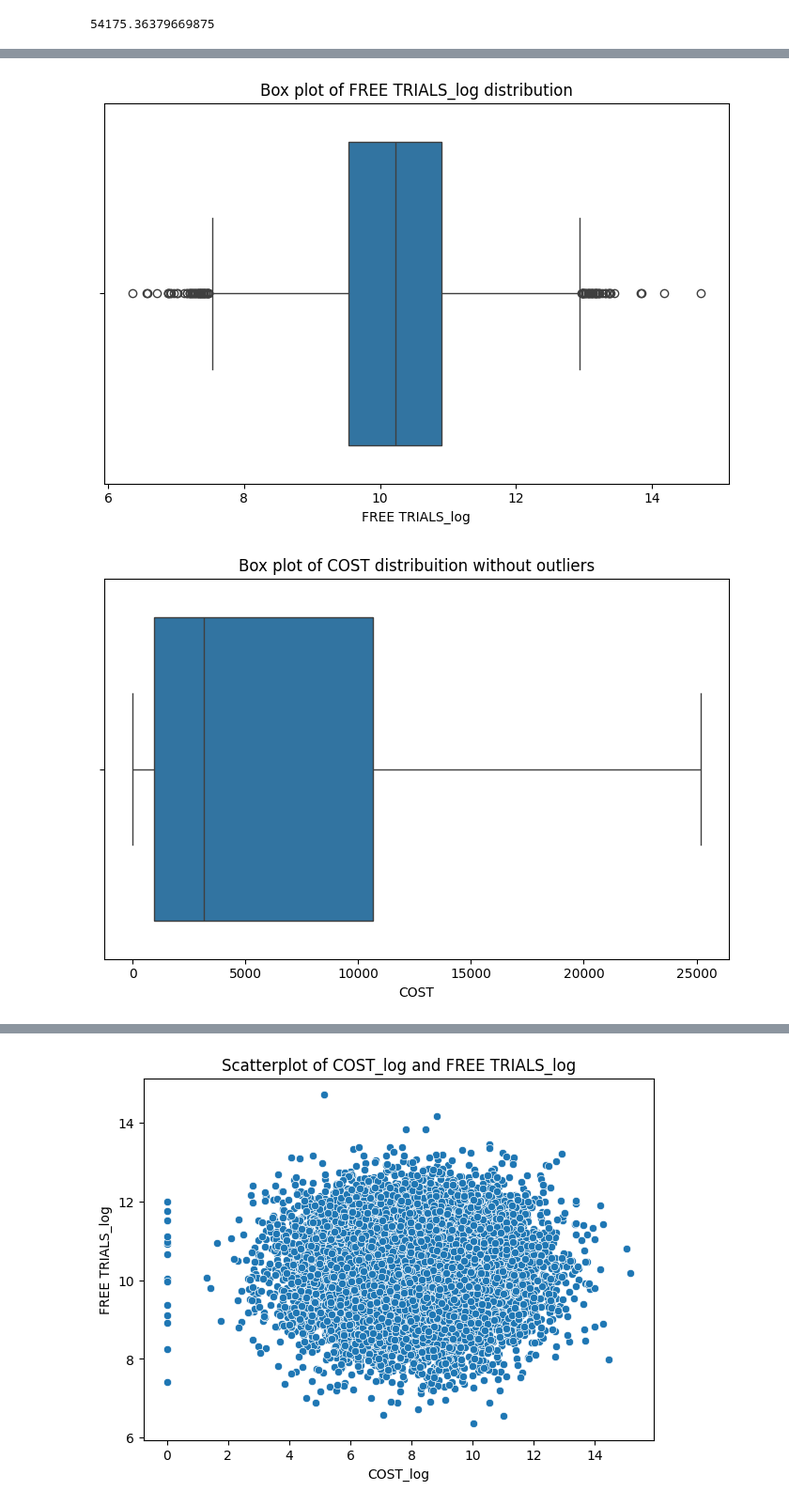
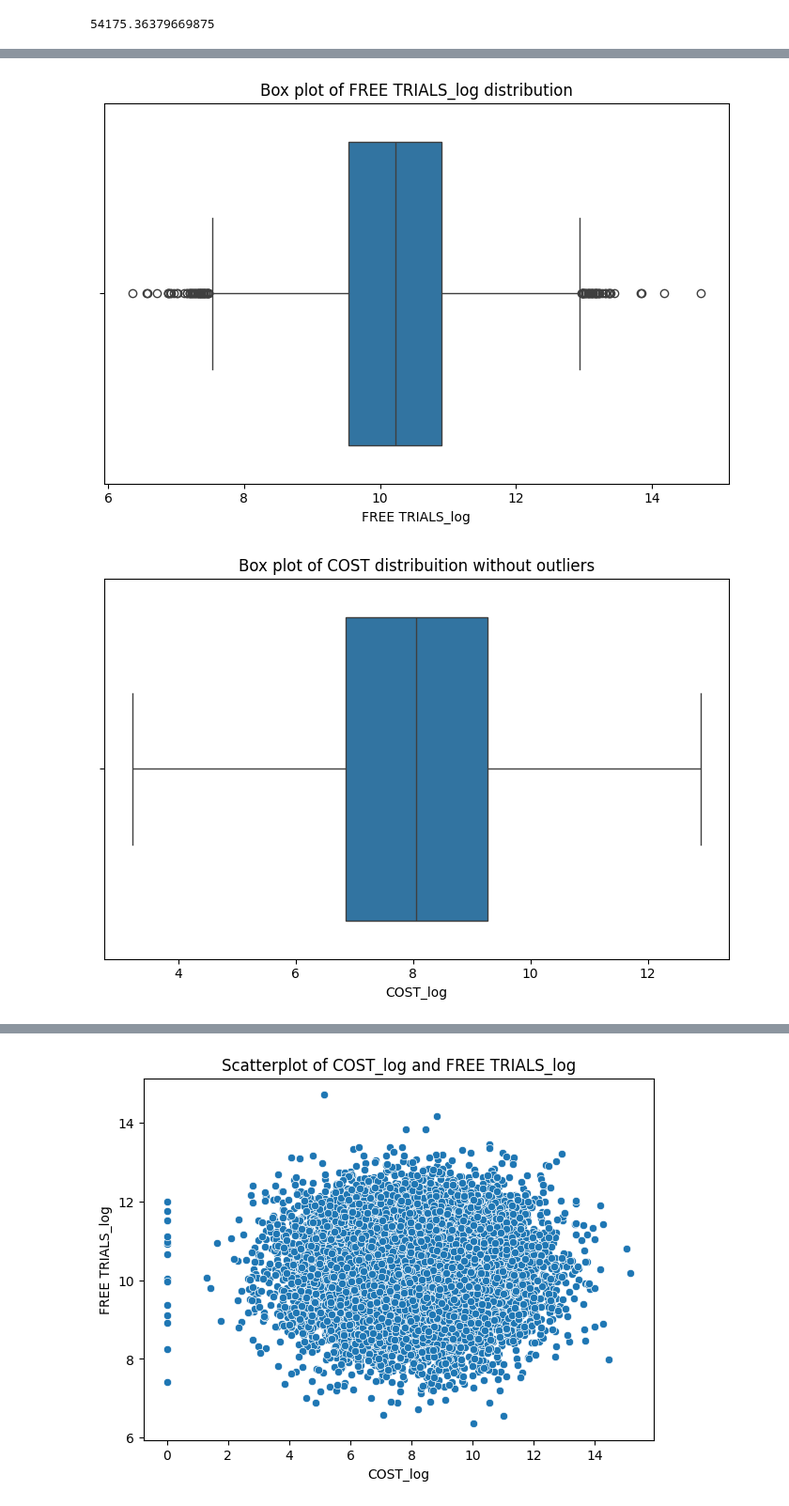
Before and after one commit to 11echeng/free-trial-analysis, a Jupyter notebook: src/notebook/01_paramount_eda_visuals.ipynb, the cells around one changed output, grey strips where cells are left out. Shown at 94% size. Saved outputs shown, nothing was run; the diff lists cells and outputs as text; code cells hidden in the pictures.

Commit message:
fixed visuals

```diff
--- a/src/notebook/01_paramount_eda_visuals.ipynb
+++ b/src/notebook/01_paramount_eda_visuals.ipynb
@@ -221,54 +238,60 @@ Single Variation Log Analysis using Histogram/BoxPlots:
 
 1. 'LOG_COST' Observations/Thoughts/Tasks:
     a. Log transformation is a suitible technique to ensure our data is normally distributed, which longer violates
-    linear regression assumptions.
+    linear regression assumptions. We still see a subset of data with 0 cost which further gives concerns regarding
+    the context of '0'. We also see outliers occuring on both ends which could be truly the outliers we can remove
+    after further inspection.
     b. 'COST' median/mean: $3,000 -> normally distribution | 25%: $950 | 75%: $10,600
-    c. We have extreme outliers happening at both tails of the data and with large densities. While the left tail
-    that might be fine because cost is minimal, the right tail might provide opportunities to reduce expenses or
-    determine a more efficient campaign strategy
-    d. Variance is smaller from 0-25% range; but drastically increases with higher costs.
+    c. The spread of outliers are symmetrical on both extremes. We would want to consider are the left outliers being
+    misrepresented or are these unique campaign strategies. If represented correctly we can ignore them since there
+    isn't much savings opportunities but the right tail might provide opportunities to reduce expenses or look into
+    a more cost savings campaign strategy if possible.
+    d. Variance is consistent, but we see higher variance in outliers for 'COST' than in the outliers for 'FREE TRIALS'.
 
 2.  'LOG_FREE TRIALS' Observations/Thoughts/Tasks:
     a. Log transformation is a suitible technique to ensure our data is normally distributed, which longer violates
     linear regression assumptions.
     b. 'FREE TRIALS' median/mean: 22,000 -> normally distribution | 25%: 13,903 | 75%: 54,000
-    c. We have extreme outliers happening at both tails of the data and with large densities. Both tails would be
-    worth looking into. For the right tail, you can see how many of the free trials became new customers to quantify
-    the success of running the free trial campaign. Also, we could explore why we have such low generations of free
-    trials.
+    c. We have outliers happening at both tails of the data and with farily frequent occurrence and low variance hence
+    signaling a possible driving force behind these cluster of datapoints. We also have a few extereme outliers on both
+    tails. Both tails repesent oppportunties: left tail to understand why these campaigns are not generating free trials
+    or if there are any data misrepresentation. Right tail to understand how we can replicate these successful campaigns.
     d. Variance is smaller from 0-25% range; but drastically increases more free trials.
 
 3. Action Items:
-    a. Using the log percentiles to segment the data for further analysis.
-    B. Create Covariation Analysis with 'LOG_COST' and 'LOG_FREE TRIALS' using a scatterplot. - DONE
+    a. Using the quartiles to segment and slice the 'LOG_COST' and 'LOG_FREE TRIALS' for further analysis.
+    b. Inspect outliers and extreme outliers from log transformation  and slice the data to see if they are
+    truly outliers. For extreme outliers in 'FREE TRIALS', filter data on them and see cost value and general
+    metadata to see if any patterns emerge. Vise Versa.
+    c. Create Covariation Analysis with 'LOG_COST' and 'LOG_FREE TRIALS' using a scatterplot. - DONE
 '''
 for quant_col in quantitative:
     plt.figure(figsize=(7, 5))
     log_transformed = np.log1p(df[quant_col])
     df[f'{quant_col}_log'] = log_transformed
     sns.histplot(log_transformed, kde=True, bins=118)
     plt.title(f'Log Distribution of {quant_col}')
     plt.tight_layout()
     plt.show()
 
 for col in quantitative:
     plt.figure(figsize=(7, 5))
     sns.boxplot(x=df[f'{col}_log'], data=df)
     plt.title(f'Box plot of {col}_log distribution')
     plt.tight_layout()
     plt.show()
 
 for col in quantitative:
     plt.figure(figsize=(7, 5))
-    sns.boxplot(x=col, data=df, showfliers=False)
+    sns.boxplot(x=df[f'{col}_log'], data=df, showfliers=False)
     plt.title(f'Box plot of {col} distribuition without outliers')
     plt.tight_layout()
     plt.show()
 
 df[['COST_log','FREE TRIALS_log']].describe()
 # %% [output]
 [figure]
 [figure]
 [figure]
 [figure]
-[figure, old version]
+[figure, new version]
```
Also changed, not shown: parts of 6 cells of this notebook.
